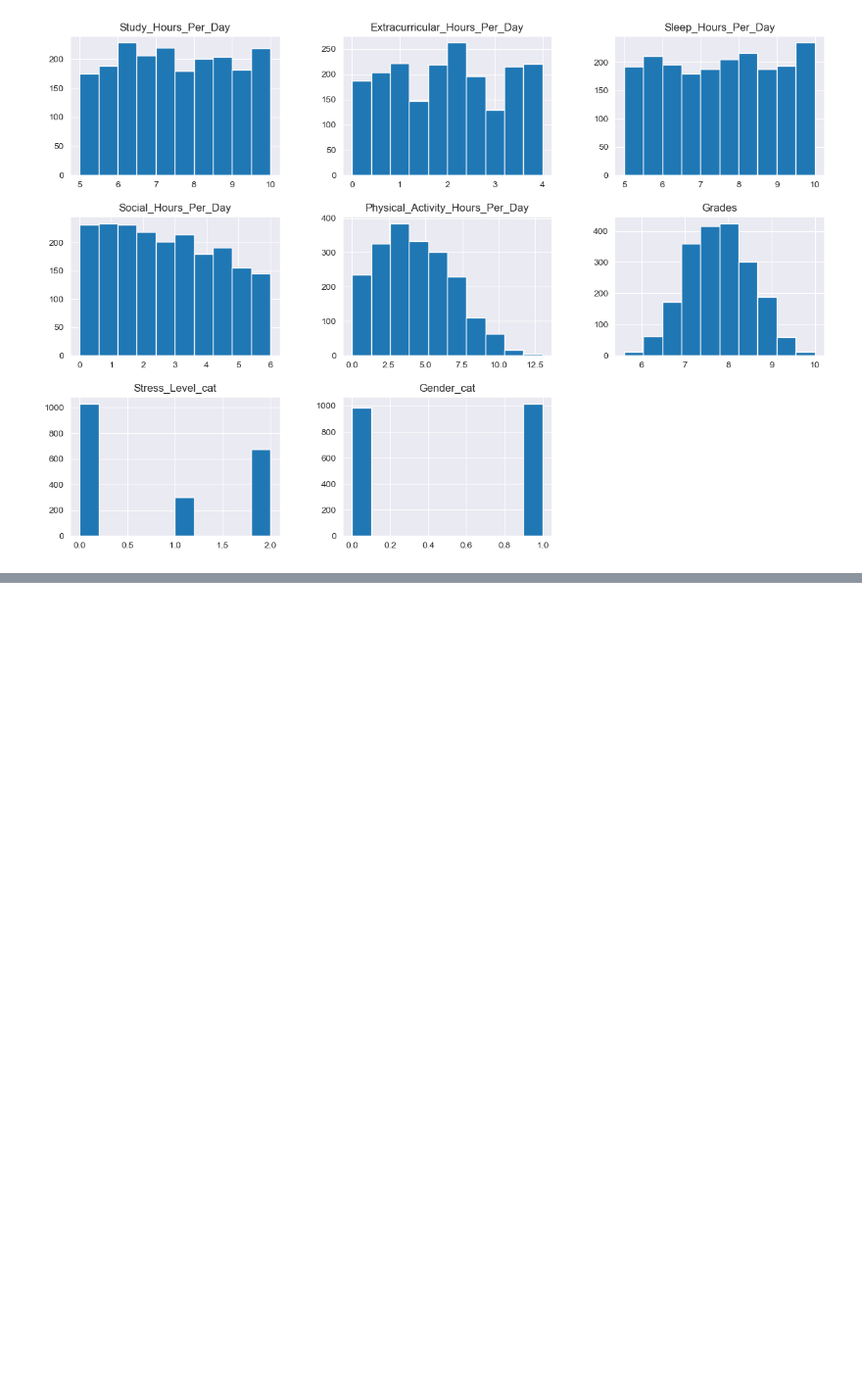
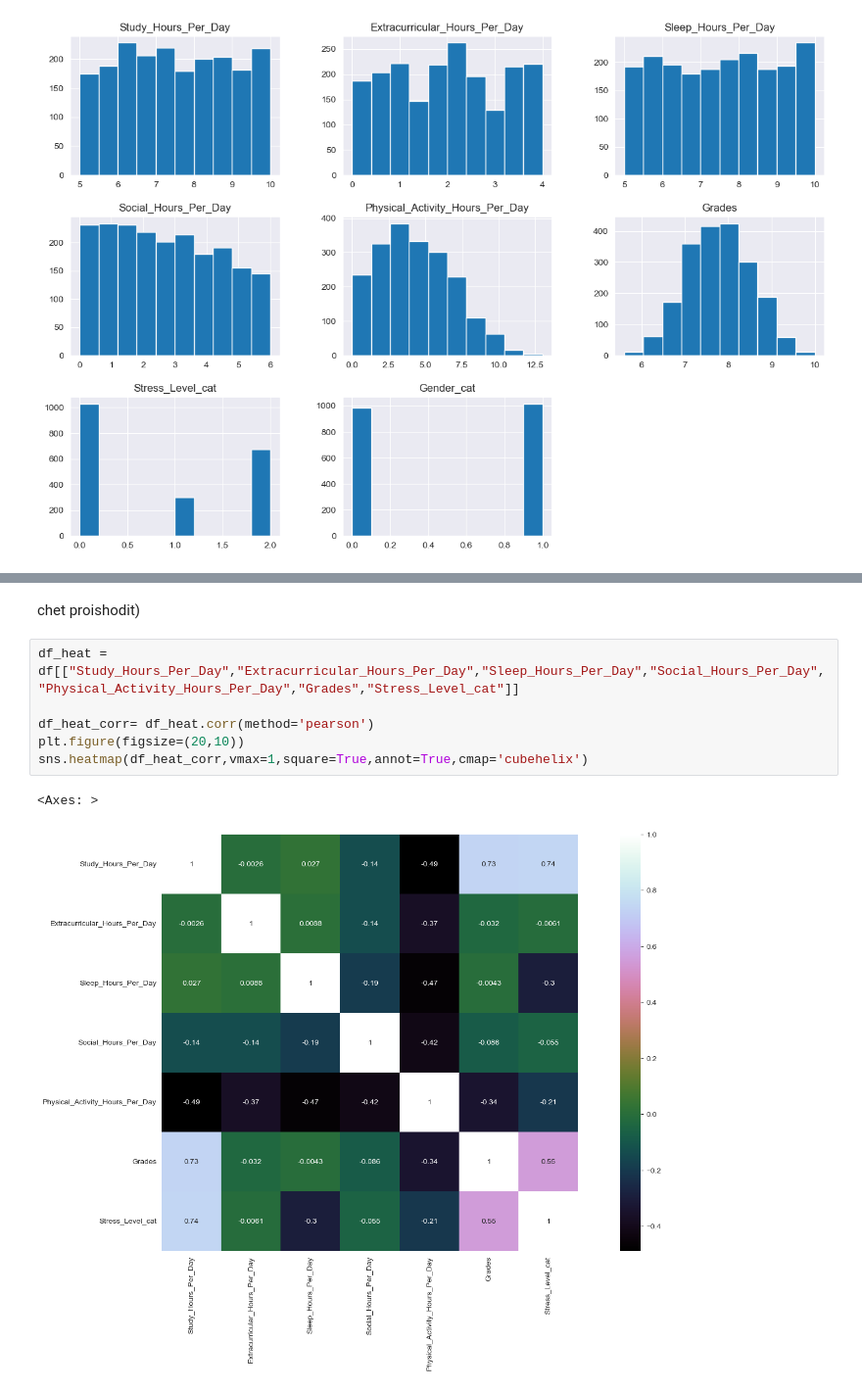
Before and after one commit to VladossK/ML2_darbs, a Jupyter notebook: main.ipynb, the cells around one changed output, grey strips where cells are left out. Shown at 98% size. Drawn from its saved outputs; the diff is of its cells as text; blank space fills up the shorter version.

```diff
--- a/main.ipynb
+++ b/main.ipynb
@@ -132,0 +138,11 @@ plt.show()
+# %% [markdown]
+chet proishodit)
+# %%
+df_heat = df[["Study_Hours_Per_Day","Extracurricular_Hours_Per_Day","Sleep_Hours_Per_Day","Social_Hours_Per_Day","Physical_Activity_Hours_Per_Day","Grades","Stress_Level_cat"]]
+
+df_heat_corr= df_heat.corr(method='pearson')
+plt.figure(figsize=(20,10))
+sns.heatmap(df_heat_corr,vmax=1,square=True,annot=True,cmap='cubehelix')
+# %% [output]
+<Axes: >
+[figure, added]
```
Also changed, not shown: parts of 12 cells of this notebook.
